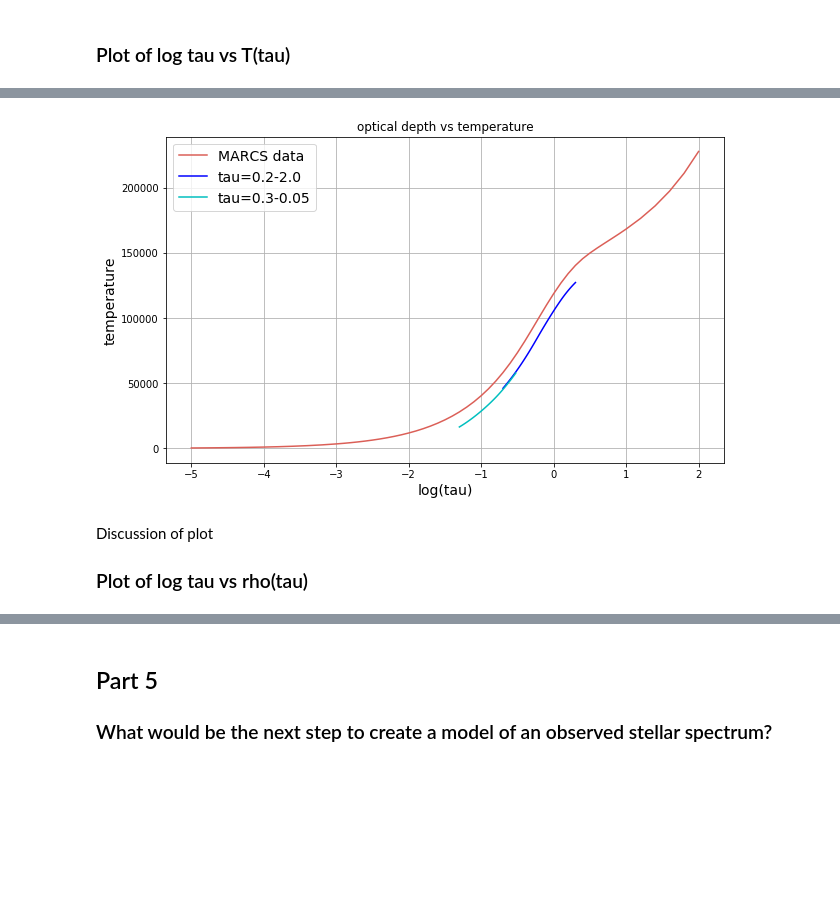
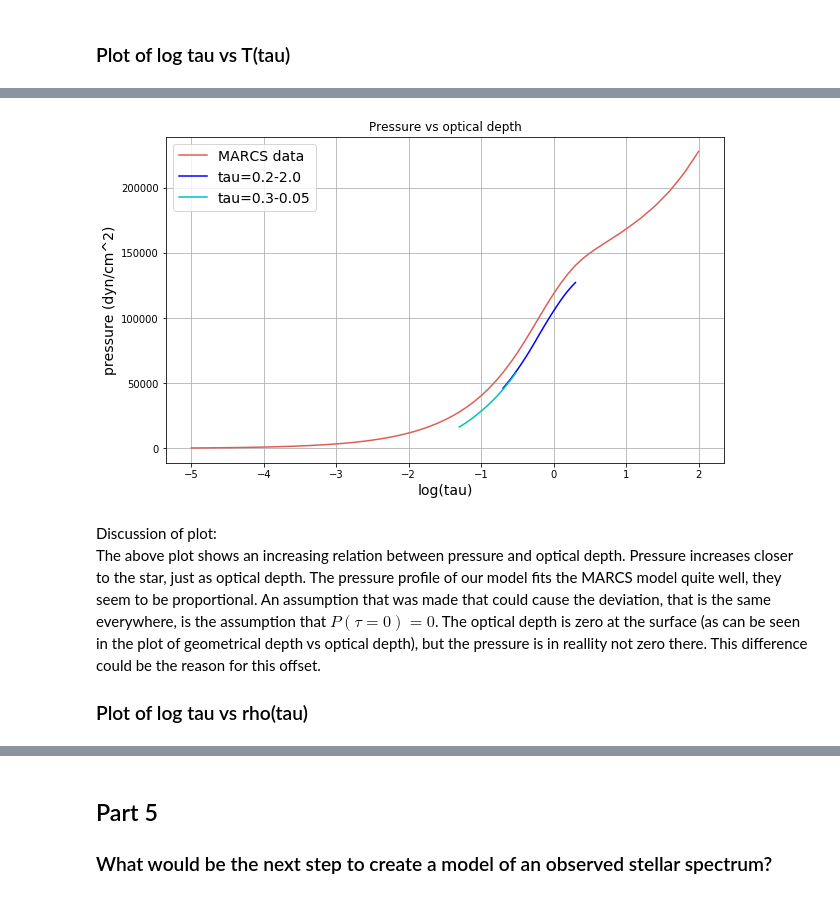
Before and after one commit to dziouba/PoS, a Jupyter notebook: PoS_Computer_Model (2).ipynb, the cells around one changed output, grey strips where cells are left out. Saved outputs shown, nothing was run; the diff lists cells and outputs as text; code cells hidden in the pictures; blank space fills up the shorter version.

```diff
--- a/PoS_Computer_Model (2).ipynb
+++ b/PoS_Computer_Model (2).ipynb
@@ -422,23 +415,24 @@ Discussion of plot
 # %%
 # Plot
 MARCS_P = MARCS_P_e + MARCS_P_g + MARCS_P_rad +MARCS_P_turb # is this correct?
 fig = figure(figsize=(10,6))
 fr = fig.add_subplot(1,1,1)
 fr.set_xlabel('log(tau)', fontsize="14")
-fr.set_ylabel('temperature', fontsize="14")
+fr.set_ylabel('pressure (dyn/cm^2)', fontsize="14")
 fr.grid(True)
 fr.plot(MARCS_logTau, MARCS_P, "-", label='MARCS data')
 fr.plot(np.log10(tau_02), Pprofile_02, "b-", label='tau=0.2-2.0')
 fr.plot(np.log10(tau_03), Pprofile_03, "c-", label='tau=0.3-0.05')
 fr.legend(fontsize='14')
-fr.set_title("optical depth vs temperature")
+fr.set_title("Pressure vs optical depth")
 show()
 # %% [output]
-[figure, old version]
+[figure, new version]
-# %% [markdown]
-Discussion of plot
-
-### Plot of log tau vs rho(tau)
+# %% [markdown]
+Discussion of plot:
+The above plot shows an increasing relation between pressure and optical depth. Pressure increases closer to the star, just as optical depth. The pressure profile of our model fits the MARCS model quite well, they seem to be proportional. An assumption that was made that could cause the deviation, that is the same everywhere, is the assumption that $P(\tau = 0)=0$. The optical depth is zero at the surface (as can be seen in the plot of geometrical depth vs optical depth), but the pressure is in reallity not zero there. This difference could be the reason for this offset.
+
+### Plot of log tau vs rho(tau)
 # %%
 # Plot
 MARCS_dens = rho2(MARCS_P)
```
Also changed, not shown: parts of 26 cells of this notebook.
